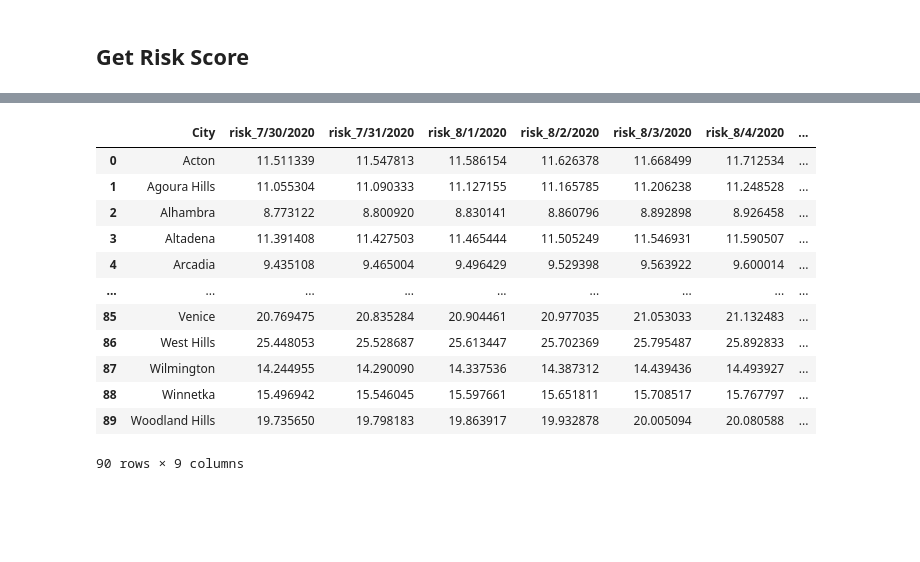
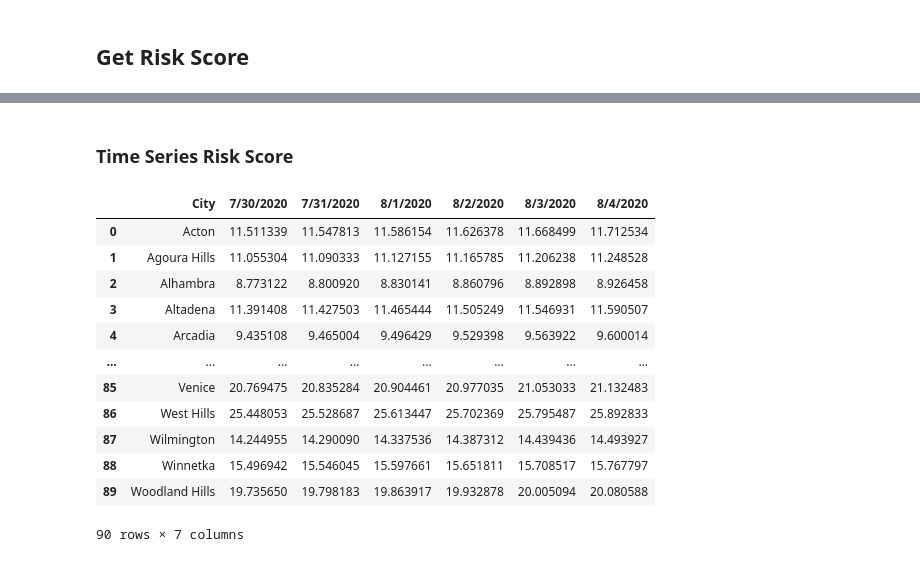
Before and after one commit to wujj0326/COVID_Risk_Competition, a Jupyter notebook: Get_risk_score.ipynb, the cells around one changed output, grey strips where cells are left out. Saved outputs shown, nothing was run; the diff lists cells and outputs as text; code cells hidden in the pictures; blank space fills up the shorter version.

```diff
--- a/Get_risk_score.ipynb
+++ b/Get_risk_score.ipynb
@@ -100,10 +100,11 @@ pred_haz = norm_hazard(0.012,prediction).iloc[:,[0,-1]]
 # %% [markdown]
 ## Get Risk Score
 # %%
-risk_score['risk_{}'.format(pred_haz['time'][0])] = risk_score['confirmed_score']*pred_haz['hazard'][0]
-risk_score['risk_{}'.format(pred_haz['time'][1])] = risk_score['confirmed_score']*pred_haz['hazard'][1]
-risk_score['risk_{}'.format(pred_haz['time'][2])] = risk_score['confirmed_score']*pred_haz['hazard'][2]
-risk_score['risk_{}'.format(pred_haz['time'][3])] = risk_score['confirmed_score']*pred_haz['hazard'][3]
-risk_score['risk_{}'.format(pred_haz['time'][4])] = risk_score['confirmed_score']*pred_haz['hazard'][4]
-risk_score['risk_{}'.format(pred_haz['time'][5])] = risk_score['confirmed_score']*pred_haz['hazard'][5]
+# To get the risk score for each date
+risk_score['{}'.format(pred_haz['time'][0])] = risk_score['confirmed_score']*pred_haz['hazard'][0]
+risk_score['{}'.format(pred_haz['time'][1])] = risk_score['confirmed_score']*pred_haz['hazard'][1]
+risk_score['{}'.format(pred_haz['time'][2])] = risk_score['confirmed_score']*pred_haz['hazard'][2]
+risk_score['{}'.format(pred_haz['time'][3])] = risk_score['confirmed_score']*pred_haz['hazard'][3]
+risk_score['{}'.format(pred_haz['time'][4])] = risk_score['confirmed_score']*pred_haz['hazard'][4]
+risk_score['{}'.format(pred_haz['time'][5])] = risk_score['confirmed_score']*pred_haz['hazard'][5]
 # %% [output]
@@ -124 +128,5 @@ risk_score['risk_{}'.format(pred_haz['time'][5])] = risk_score['confirmed_score'
 risk_score['weekly_score'] = risk_score.iloc[:,3:].mean(axis=1)
+# %%
+# To get the weekly score for each city and store it to a DF
+risk_score['weekly_score'] = risk_score.iloc[:,3:].mean(axis=1)
+weekly_risk = risk_score.loc[:,['City','weekly_score']]
@@ -136,2 +158,0 @@ for risk in risk_score['weekly_score']:
-# %%
-risk_score['level'] = level
@@ -138,16 +175,18 @@ risk_score['level'] = level
+# %% [markdown]
+### Time Series Risk Score
 # %%
-risk_trunc = risk_score.iloc[:,[0,3,4,5,6,7,8,9,10]]
+risk_trunc = risk_score.iloc[:,[0,3,4,5,6,7,8]]
 # %% [output]
-|  | City | risk_7/30/2020 | risk_7/31/2020 | risk_8/1/2020 | risk_8/2/2020 | risk_8/3/2020 | risk_8/4/2020 | ... |
-| 0 | Acton | 11.511339 | 11.547813 | 11.586154 | 11.626378 | 11.668499 | 11.712534 | ... |
-| 1 | Agoura Hills | 11.055304 | 11.090333 | 11.127155 | 11.165785 | 11.206238 | 11.248528 | ... |
-| 2 | Alhambra | 8.773122 | 8.800920 | 8.830141 | 8.860796 | 8.892898 | 8.926458 | ... |
-| 3 | Altadena | 11.391408 | 11.427503 | 11.465444 | 11.505249 | 11.546931 | 11.590507 | ... |
-| 4 | Arcadia | 9.435108 | 9.465004 | 9.496429 | 9.529398 | 9.563922 | 9.600014 | ... |
-| ... | ... | ... | ... | ... | ... | ... | ... | ... |
-| 85 | Venice | 20.769475 | 20.835284 | 20.904461 | 20.977035 | 21.053033 | 21.132483 | ... |
-| 86 | West Hills | 25.448053 | 25.528687 | 25.613447 | 25.702369 | 25.795487 | 25.892833 | ... |
-| 87 | Wilmington | 14.244955 | 14.290090 | 14.337536 | 14.387312 | 14.439436 | 14.493927 | ... |
-| 88 | Winnetka | 15.496942 | 15.546045 | 15.597661 | 15.651811 | 15.708517 | 15.767797 | ... |
-| 89 | Woodland Hills | 19.735650 | 19.798183 | 19.863917 | 19.932878 | 20.005094 | 20.080588 | ... |
+|  | City | 7/30/2020 | 7/31/2020 | 8/1/2020 | 8/2/2020 | 8/3/2020 | 8/4/2020 |
+| 0 | Acton | 11.511339 | 11.547813 | 11.586154 | 11.626378 | 11.668499 | 11.712534 |
+| 1 | Agoura Hills | 11.055304 | 11.090333 | 11.127155 | 11.165785 | 11.206238 | 11.248528 |
+| 2 | Alhambra | 8.773122 | 8.800920 | 8.830141 | 8.860796 | 8.892898 | 8.926458 |
+| 3 | Altadena | 11.391408 | 11.427503 | 11.465444 | 11.505249 | 11.546931 | 11.590507 |
+| 4 | Arcadia | 9.435108 | 9.465004 | 9.496429 | 9.529398 | 9.563922 | 9.600014 |
+| ... | ... | ... | ... | ... | ... | ... | ... |
+| 85 | Venice | 20.769475 | 20.835284 | 20.904461 | 20.977035 | 21.053033 | 21.132483 |
+| 86 | West Hills | 25.448053 | 25.528687 | 25.613447 | 25.702369 | 25.795487 | 25.892833 |
+| 87 | Wilmington | 14.244955 | 14.290090 | 14.337536 | 14.387312 | 14.439436 | 14.493927 |
+| 88 | Winnetka | 15.496942 | 15.546045 | 15.597661 | 15.651811 | 15.708517 | 15.767797 |
+| 89 | Woodland Hills | 19.735650 | 19.798183 | 19.863917 | 19.932878 | 20.005094 | 20.080588 |
-90 rows × 9 columns
+90 rows × 7 columns
```
Also changed, not shown: parts of 16 cells of this notebook.
